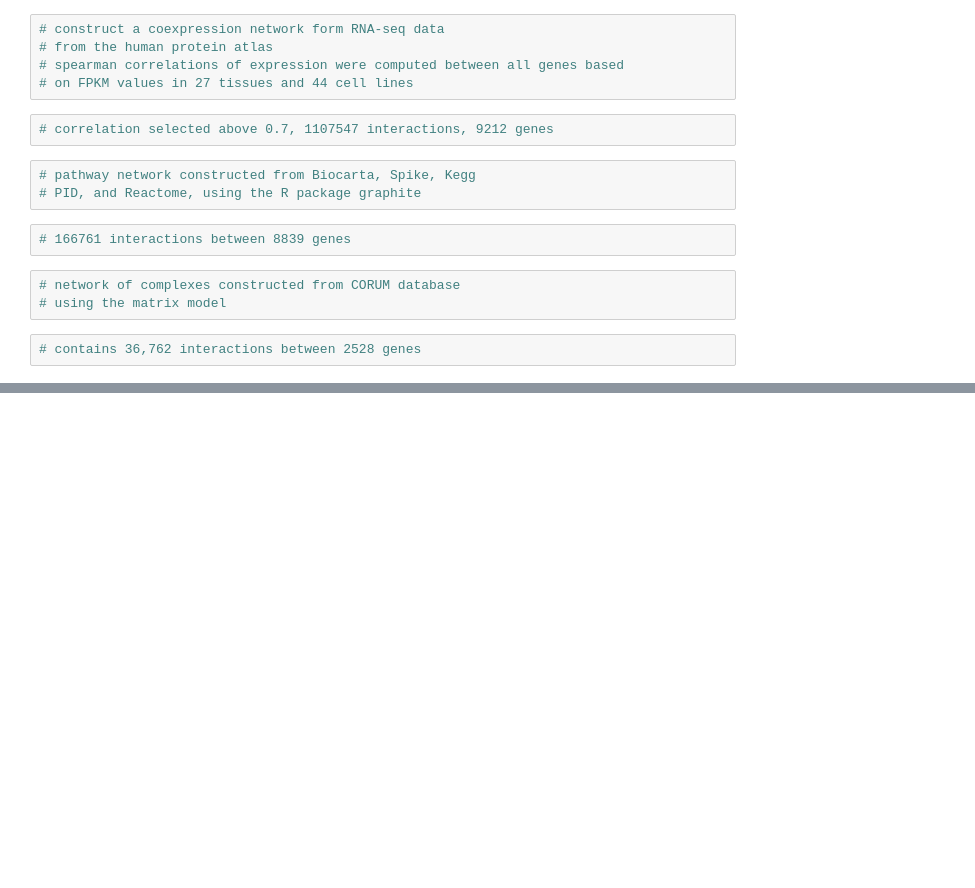
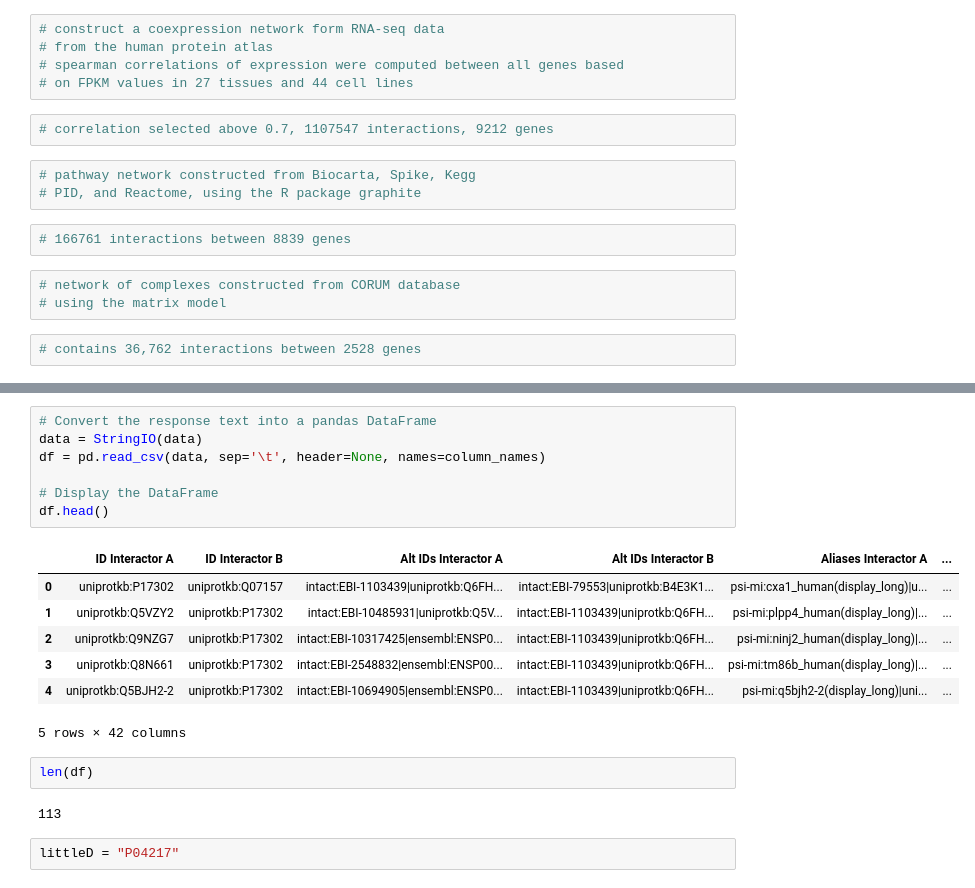
Before and after one commit to b0risfosso/1000-networks, a Jupyter notebook: human-genome-proteome/human-genome-proteome.ipynb, the cells around one changed output, grey strips where cells are left out. Drawn from its saved outputs; the diff is of its cells as text; blank space fills up the shorter version.

```diff
--- a/human-genome-proteome/human-genome-proteome.ipynb
+++ b/human-genome-proteome/human-genome-proteome.ipynb
@@ -22,0 +97,21 @@
+# %%
+# Convert the response text into a pandas DataFrame
+data = StringIO(data)
+df = pd.read_csv(data, sep='\t', header=None, names=column_names)
+
+# Display the DataFrame
+df.head()
+# %% [output]
+|  | ID Interactor A | ID Interactor B | Alt IDs Interactor A | Alt IDs Interactor B | Aliases Interactor A | ... |
+| 0 | uniprotkb:P17302 | uniprotkb:Q07157 | intact:EBI-1103439|uniprotkb:Q6FH... | intact:EBI-79553|uniprotkb:B4E3K1... | psi-mi:cxa1_human(display_long)|u... | ... |
+| 1 | uniprotkb:Q5VZY2 | uniprotkb:P17302 | intact:EBI-10485931|uniprotkb:Q5V... | intact:EBI-1103439|uniprotkb:Q6FH... | psi-mi:plpp4_human(display_long)|... | ... |
+| 2 | uniprotkb:Q9NZG7 | uniprotkb:P17302 | intact:EBI-10317425|ensembl:ENSP0... | intact:EBI-1103439|uniprotkb:Q6FH... | psi-mi:ninj2_human(display_long)|... | ... |
+| 3 | uniprotkb:Q8N661 | uniprotkb:P17302 | intact:EBI-2548832|ensembl:ENSP00... | intact:EBI-1103439|uniprotkb:Q6FH... | psi-mi:tm86b_human(display_long)|... | ... |
+| 4 | uniprotkb:Q5BJH2-2 | uniprotkb:P17302 | intact:EBI-10694905|ensembl:ENSP0... | intact:EBI-1103439|uniprotkb:Q6FH... | psi-mi:q5bjh2-2(display_long)|uni... | ... |
+5 rows × 42 columns
+# %%
+len(df)
+# %% [output]
+113
+# %%
+littleD = "P04217"
```
Also changed, not shown: parts of 18 cells of this notebook, 24 other files.
